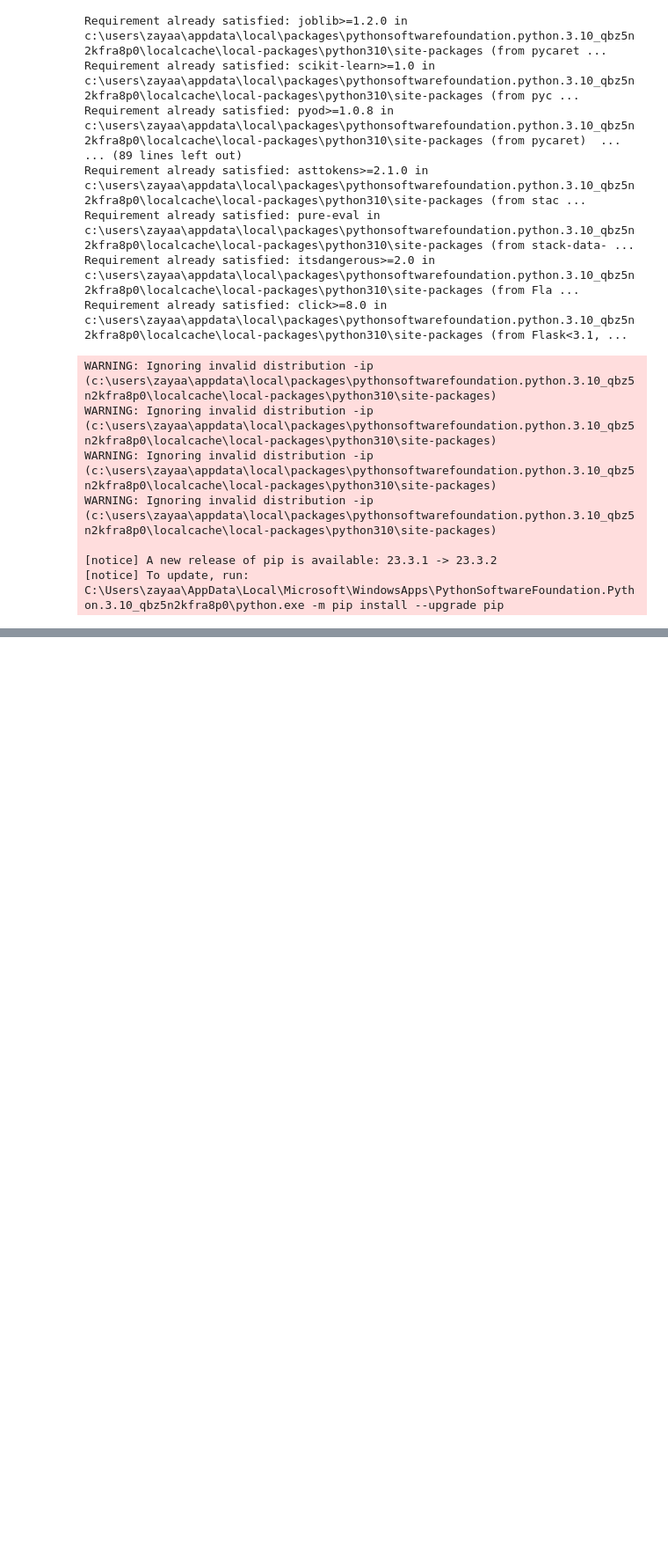
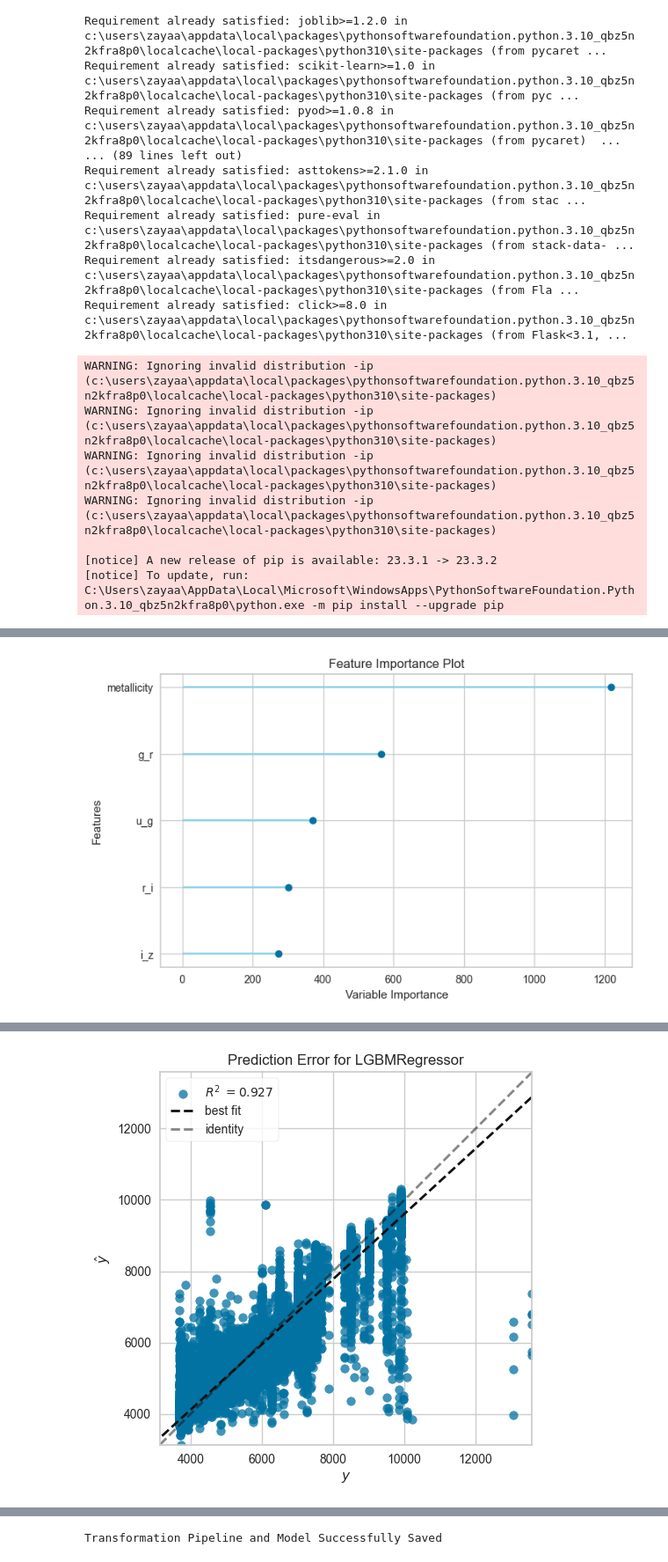
Before and after one commit to PhillipPhan1024/FRI-Feasibility-Study, a Jupyter notebook: neural_network_test.ipynb, the cells around one changed output, grey strips where cells are left out. Shown at 88% size. Saved outputs shown, nothing was run; the diff lists cells and outputs as text; code cells hidden in the pictures; blank space fills up the shorter version.

```diff
--- a/neural_network_test.ipynb
+++ b/neural_network_test.ipynb
@@ -416,0 +428,9 @@ AttributeError: 'numpy.ndarray' object has no attribute 'columns'
+# %%
+# Visualize the predictions
+plot_model(tuned_model, 'feature') #, plot='prediction_error')
+plot_model(tuned_model, 'error')
+plot_model(tuned_model, 'residuals')
+
+# Save the model
+save_model(tuned_model, 'regression_model')
+# %% [output]
@@ -416,0 +438 @@ AttributeError: 'numpy.ndarray' object has no attribute 'columns'
+[figure, added]
@@ -416,0 +440 @@ AttributeError: 'numpy.ndarray' object has no attribute 'columns'
+[figure, added]
@@ -416,0 +443 @@ AttributeError: 'numpy.ndarray' object has no attribute 'columns'
+Transformation Pipeline and Model Successfully Saved
```
Also changed, not shown: parts of 14 cells of this notebook, 2 other files.
